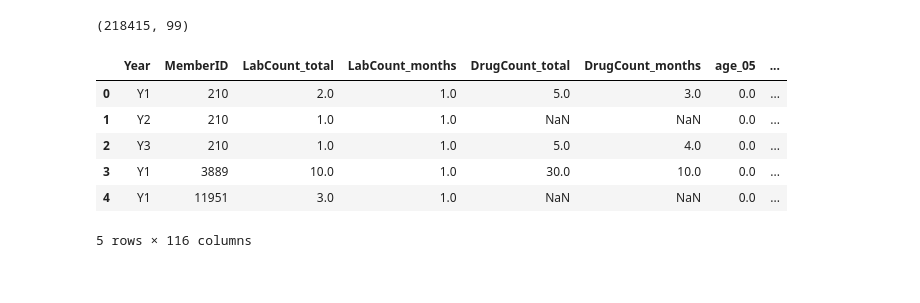
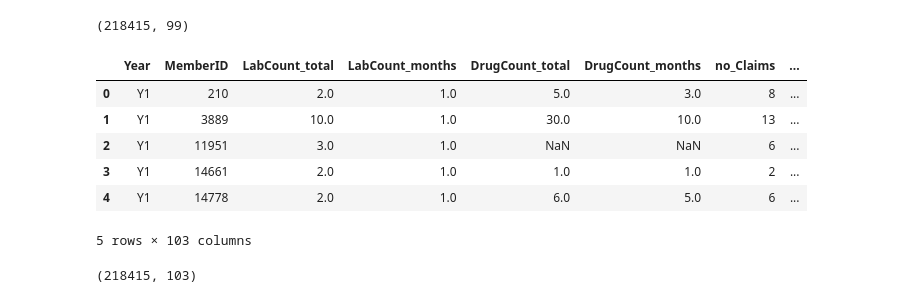
Before and after one commit to truongkhanhduy95/Heritage-Health-Prize, a Jupyter notebook: 1.data-preparation/merger.ipynb, the cells around one changed output. Cells and saved outputs as stored; diff of their text form; code cells hidden in the pictures.

Commit message:
Finish merge

```diff
--- a/1.data-preparation/merger.ipynb
+++ b/1.data-preparation/merger.ipynb
@@ -121,13 +90,17 @@ df_claims.shape
 # %% [output]
 (218415, 99)
 # %%
-df_new_data = pd.merge(df_lab_drug_member, df_claims, on=['MemberID', 'Year'], how='outer')
-df_new_data.head()
+df_lab_drug_claim = pd.merge(df_lab_drug, df_claims, on=['MemberID', 'Year'], how='outer')
+df_lab_drug_claim.head()
 # %% [output]
-|  | Year | MemberID | LabCount_total | LabCount_months | DrugCount_total | DrugCount_months | age_05 | ... |
-| 0 | Y1 | 210 | 2.0 | 1.0 | 5.0 | 3.0 | 0.0 | ... |
-| 1 | Y2 | 210 | 1.0 | 1.0 | NaN | NaN | 0.0 | ... |
-| 2 | Y3 | 210 | 1.0 | 1.0 | 5.0 | 4.0 | 0.0 | ... |
-| 3 | Y1 | 3889 | 10.0 | 1.0 | 30.0 | 10.0 | 0.0 | ... |
-| 4 | Y1 | 11951 | 3.0 | 1.0 | NaN | NaN | 0.0 | ... |
+|  | Year | MemberID | LabCount_total | LabCount_months | DrugCount_total | DrugCount_months | no_Claims | ... |
+| 0 | Y1 | 210 | 2.0 | 1.0 | 5.0 | 3.0 | 8 | ... |
+| 1 | Y1 | 3889 | 10.0 | 1.0 | 30.0 | 10.0 | 13 | ... |
+| 2 | Y1 | 11951 | 3.0 | 1.0 | NaN | NaN | 6 | ... |
+| 3 | Y1 | 14661 | 2.0 | 1.0 | 1.0 | 1.0 | 2 | ... |
+| 4 | Y1 | 14778 | 2.0 | 1.0 | 6.0 | 5.0 | 6 | ... |
-5 rows × 116 columns
+5 rows × 103 columns
+# %%
+df_lab_drug_claim.shape
+# %% [output]
+(218415, 103)
```
Also changed, not shown: parts of 11 cells of this notebook, 1 other file.
